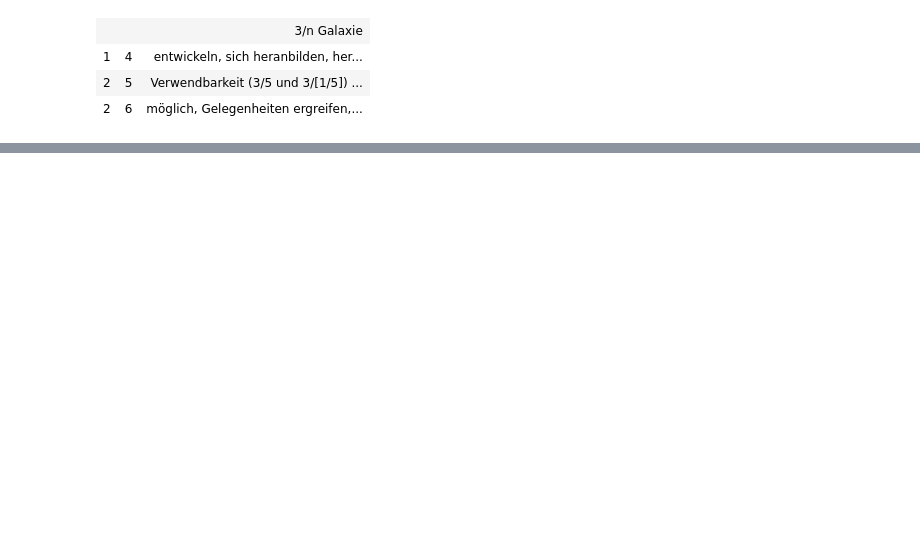
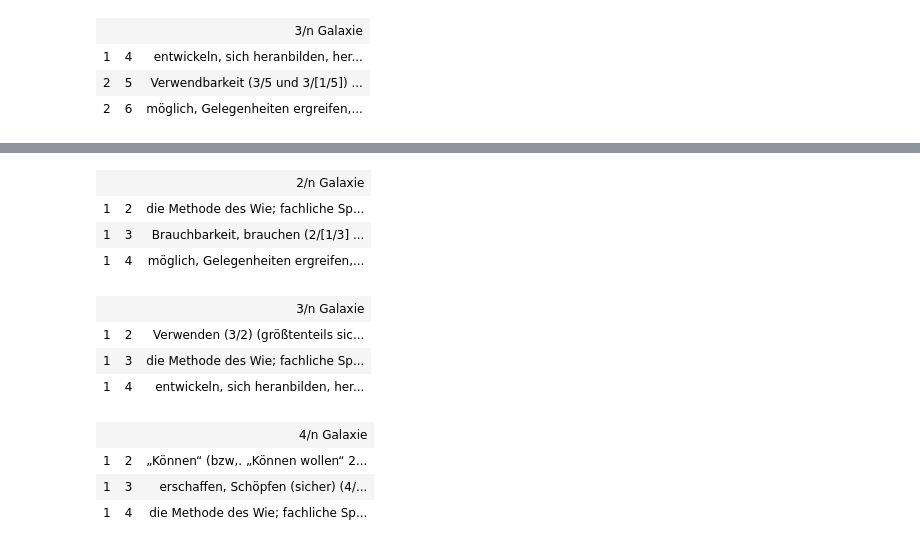
Before and after one commit to githubuser2000/reta-23-07-20, a Jupyter notebook: unit-testing/bruchSyntaxNeu-23-04.ipynb, the cells around one changed output, grey strips where cells are left out. Cells and saved outputs as stored; diff of their text form; code cells hidden in the pictures; blank space fills up the shorter version.

```diff
--- a/unit-testing/bruchSyntaxNeu-23-04.ipynb
+++ b/unit-testing/bruchSyntaxNeu-23-04.ipynb
@@ -221,0 +277,16 @@ Wenn im Zähler oder Nenner eine 1 ist, so werden davon oft (nicht immer) keine
+# %%
+# geht noch nicht
+HTML(teste("a e 2/2-4/4,-3/3"))
+# %% [output]
+|  |  | 2/n Galaxie |
+| 1 | 2 | die Methode des Wie; fachliche Sp... |
+| 1 | 3 | Brauchbarkeit, brauchen (2/[1/3] ... |
+| 1 | 4 | möglich, Gelegenheiten ergreifen,... |
+|  |  | 3/n Galaxie |
+| 1 | 2 | Verwenden (3/2) (größtenteils sic... |
+| 1 | 3 | die Methode des Wie; fachliche Sp... |
+| 1 | 4 | entwickeln, sich heranbilden, her... |
+|  |  | 4/n Galaxie |
+| 1 | 2 | „Können“ (bzw,. „Können wollen“ 2... |
+| 1 | 3 | erschaffen, Schöpfen (sicher) (4/... |
+| 1 | 4 | die Methode des Wie; fachliche Sp... |
```
Also changed, not shown: parts of 3 cells of this notebook, 5 other files.
